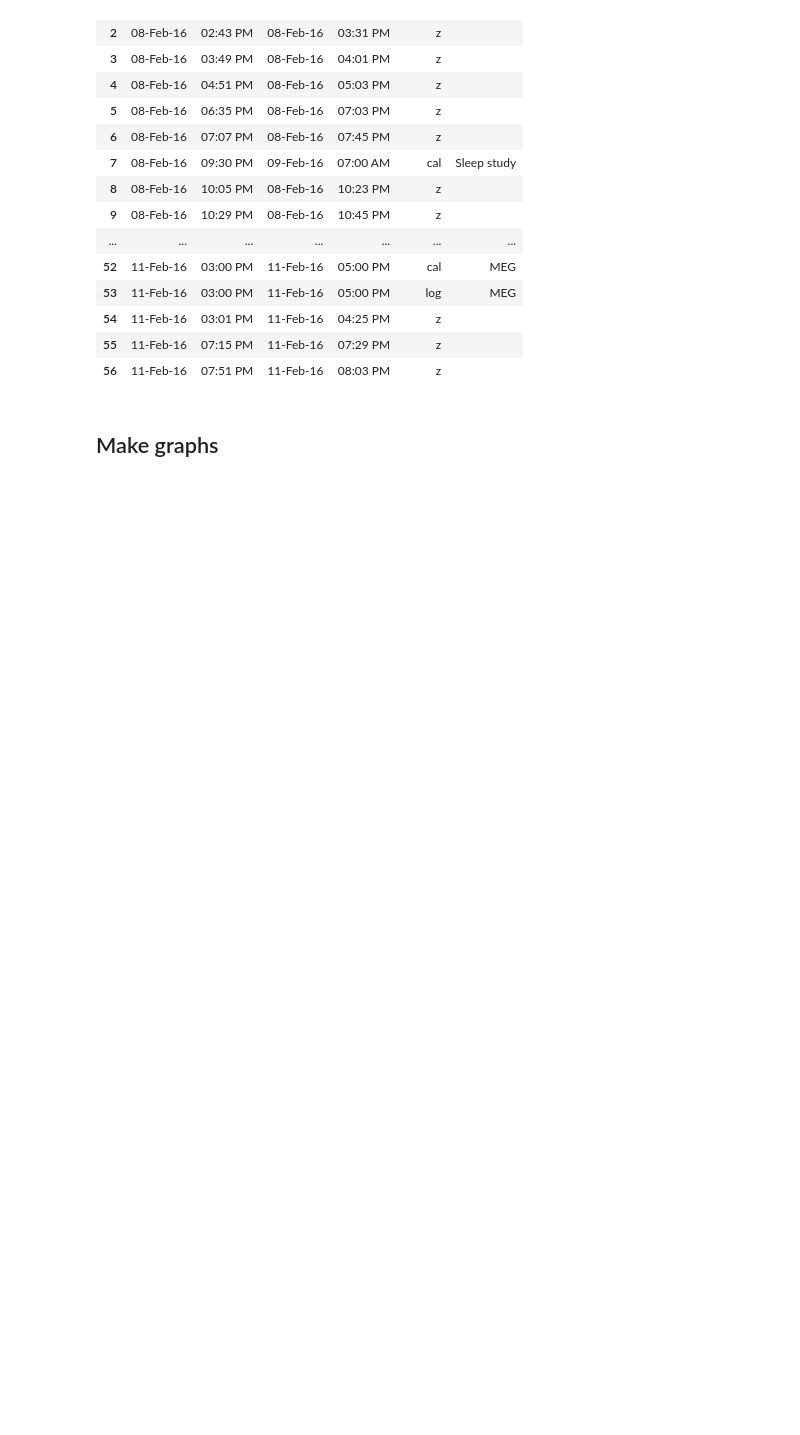
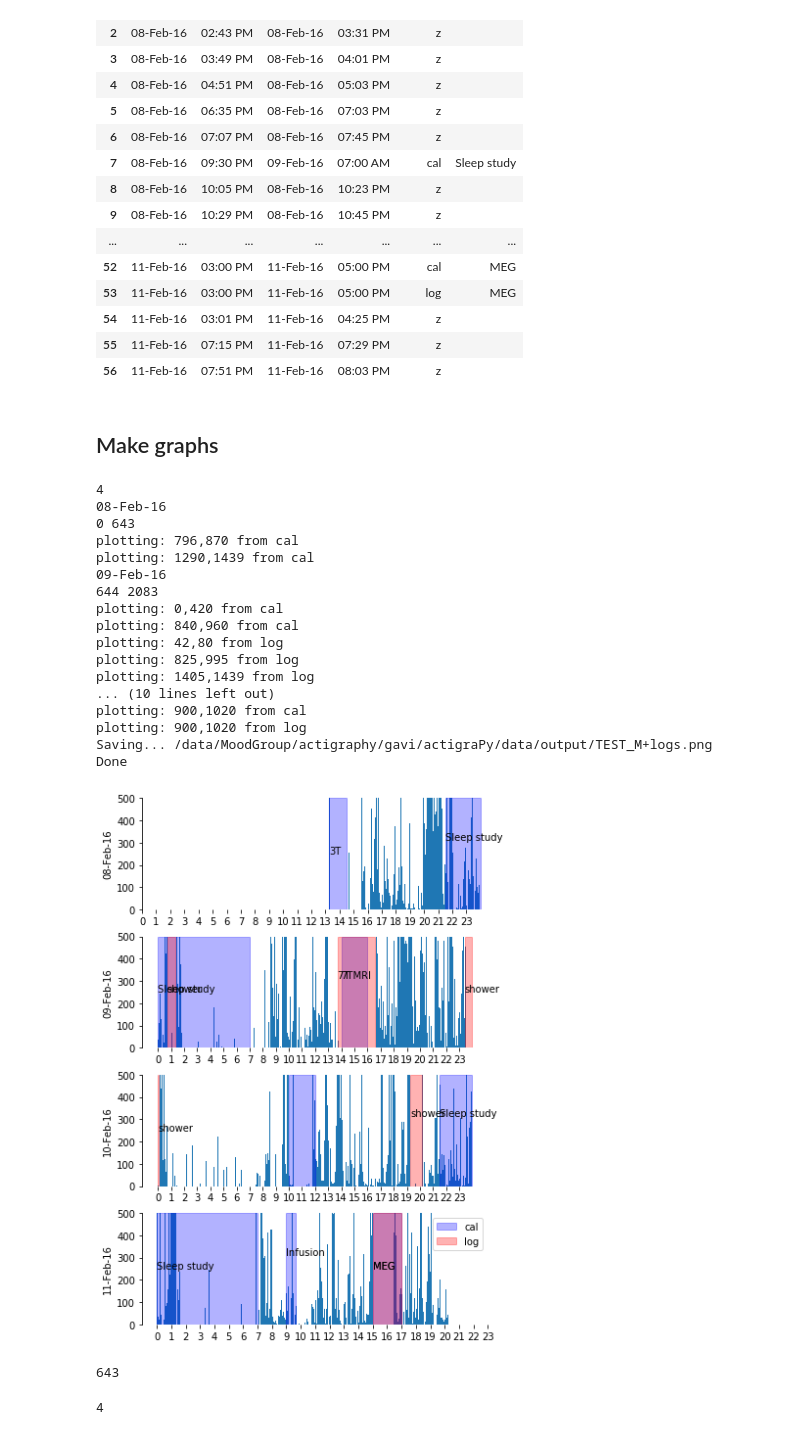
Before and after one commit to shandlergs/actigraPy, a Jupyter notebook: notebooks/preproc/write_Mtimes-TEST.ipynb, the cells around one changed output. Drawn from its saved outputs; the diff is of its cells as text; code cells hidden in the pictures; blank space fills up the shorter version.

Commit message:
plot_awd up and running

```diff
--- a/notebooks/preproc/write_Mtimes-TEST.ipynb
+++ b/notebooks/preproc/write_Mtimes-TEST.ipynb
@@ -223,9 +223,6 @@ act.write_Mtimes(awd_dat,mk_idx,os.path.join(out_dir,sub_long))
 ## Make graphs
 # %%
 plots = {}
-del_com={}
 for name in fn.keys():
     if name in mk_idx.keys():
-        plots[name]=mk_idx[name] - start
-        del_com[name]=((np.where(plots[name]<0)[0])//2).tolist()[::2]
-        plots[name]=plots[name][np.where(plots[name]>0)]
+        plots[name]=mk_idx[name]
@@ -250,8 +229,51 @@ plots['cal']
 # %%
 importlib.reload(act)
 
-act.plot_awd(clip_dat,plots,max_act=500,show=False,comments=gc,fn_pref=os.path.join(out_dir,sub_long+'_M+logs'),plot_type='single',debug=True)
+act.plot_awd(clip_dat,plots,max_act=500,show=False,fn_pref=os.path.join(out_dir,sub_long+'_M+logs'),plot_type='single',debug=True)
+# %% [output]
+4
+08-Feb-16
+0 643
+plotting: 796,870 from cal
+plotting: 1290,1439 from cal
+09-Feb-16
+644 2083
+plotting: 0,420 from cal
+plotting: 840,960 from cal
+plotting: 42,80 from log
+plotting: 825,995 from log
+plotting: 1405,1439 from log
+... (10 lines left out)
+plotting: 900,1020 from cal
+plotting: 900,1020 from log
+Saving... /data/MoodGroup/actigraphy/gavi/actigraPy/data/output/TEST_M+logs.png
+Done
+[figure, added]
+# %%
+len(np.arange(796,1439))
+# %% [output]
+643
 # %%
 importlib.reload(act)
 
 act.plot_awd(clip_dat,plots,max_act=250,show=False,comments=gc,fn_pref=os.path.join(out_dir,sub_long+'_M+logs_zoom'),plot_type='single',debug=True)
+# %%
+idat = awd_dat['activity']
+
+   # want to plot activity data by day
+   # get number of days, then split data by days, the bar plota
+
+   #idat = np.array([ int(ii) for ii in dat if ii is not('M') ] )
+day_list = [ ii.split()[0] for ii in awd_dat['DateTime'] ]
+days = list(np.unique(day_list))
+days.sort(key=lambda x: datetime.strptime(x, '%d-%b-%y'))
+   #print(days)
+n_days = len(days)
+   #n_days =  14
+   #days = days[:n_days]
+
+print(n_days)
+
+wh = round(n_days/7)*8
+# %% [output]
+4
```
Also changed, not shown: parts of 9 cells of this notebook, 3 other files.
